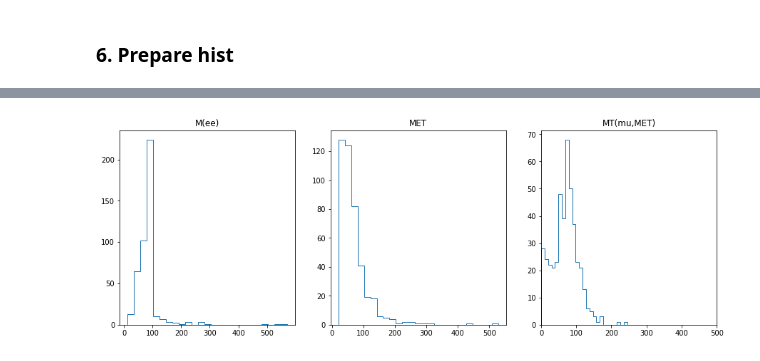
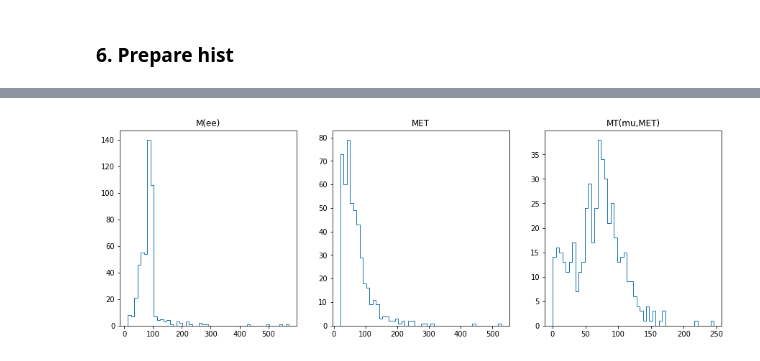
Before and after one commit to JW-corp/J.W_Analysis, a Jupyter notebook: Coffea_WZG/Jupyter/eemu/eemu_anal.ipynb, the cells around one changed output, grey strips where cells are left out. Cells and saved outputs as stored; diff of their text form; code cells hidden in the pictures.

```diff
--- a/Coffea_WZG/Jupyter/eemu/eemu_anal.ipynb
+++ b/Coffea_WZG/Jupyter/eemu/eemu_anal.ipynb
@@ -147,10 +147,14 @@ Jet = events.Jet
 # %%
 #  --Muon
-MuSelmask = (
-    (Muon.pt >= 10)
-    & (abs(Muon.eta) <= 2.5)
-    & (Muon.tightId)
-    & (Muon.pfRelIso04_all < 0.15)
-)
+#MuSelmask = (
+#    (Muon.pt >= 10)
+#    & (abs(Muon.eta) <= 2.5)
+#    & (Muon.tightId)
+#    & (Muon.pfRelIso04_all < 0.15)
+#)
 # Muon = ak.mask(Muon,MuSelmask)
+
+
+
+MuSelmask = (abs(Muon.eta) <= 2.5)
 Muon = Muon[MuSelmask]
@@ -167,0 +161,10 @@ VetoMuon = Muon[LoooseMuSelmask]
+# %%
+# Exatly one muon
+Muon_sel_mask = (ak.num(Muon) >= 1)
+Electron = Electron[Muon_sel_mask]
+Photon = Photon[Muon_sel_mask]
+Jet = Jet[Muon_sel_mask]
+MET = MET[Muon_sel_mask]
+Muon = Muon[Muon_sel_mask]
+events = events[Muon_sel_mask]
+len(Electron)
@@ -186,12 +193,12 @@ EleSelmask = (
 Electron = Electron[EleSelmask]
 # %%
 # apply cut 2
-eemu_mask = (ak.num(Electron) ==2) & (ak.num(Muon) ==1)
+eemu_mask = ak.num(Electron) >=2
 
 Electron = Electron[eemu_mask]
 Photon = Photon[eemu_mask]
 Jet = Jet[eemu_mask]
 MET = MET[eemu_mask]
 Muon = Muon[eemu_mask]
-VetoMuon = VetoMuon[eemu_mask]
 events = events[eemu_mask]
+len(events)
@@ -331,6 +325,8 @@ Pho_EE = leading_pho[isEE_mask & Event_sel_mask]
 Pho_EB = leading_pho[isEB_mask & Event_sel_mask]
 # %% [markdown]
 ### 6. Prepare hist
+# %%
+Muon_sel = Muon_sel[:,0]
 # %%
 # Photon
 phoPT = ak.flatten(leading_pho_sel.pt)
@@ -447,20 +443,22 @@ plt.show()
 # %%
 fig,axs = plt.subplots(1,3,figsize=(15,5))
-bins=25
+bins=50
 
 axs[0].hist(Mee,bins=bins,histtype='step')
 axs[0].set_title('M(ee)')
+
 
 axs[1].hist(met,bins=bins,histtype='step')
 axs[1].set_title('MET')
 
 
 axs[2].hist(MT,bins=bins,histtype='step')
 axs[2].set_title('MT(mu,MET)')
-axs[2].set_xlim([0,500])
+
+
 plt.show()
 # %% [output]
-[figure, old version]
+[figure, new version]
 # %%
 fig,axs = plt.subplots(1,3,figsize=(15,5))
 
```
Also changed, not shown: parts of 17 cells of this notebook, 3 other files.
